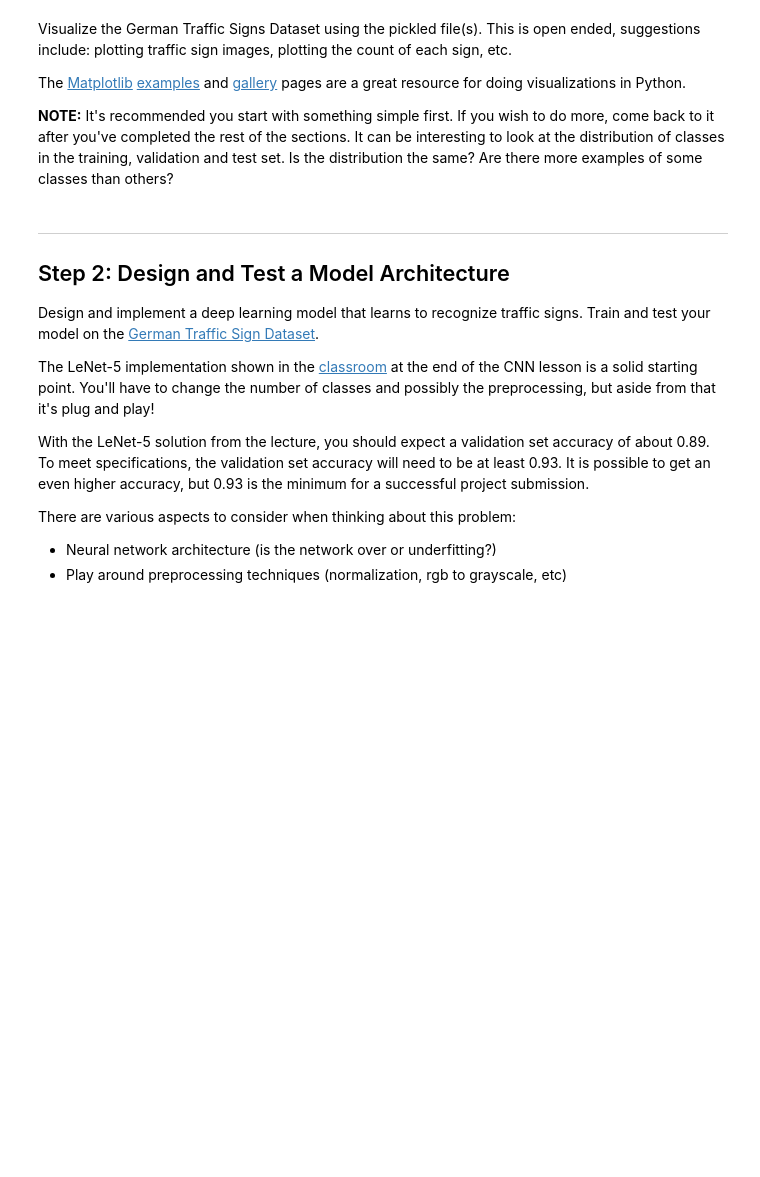
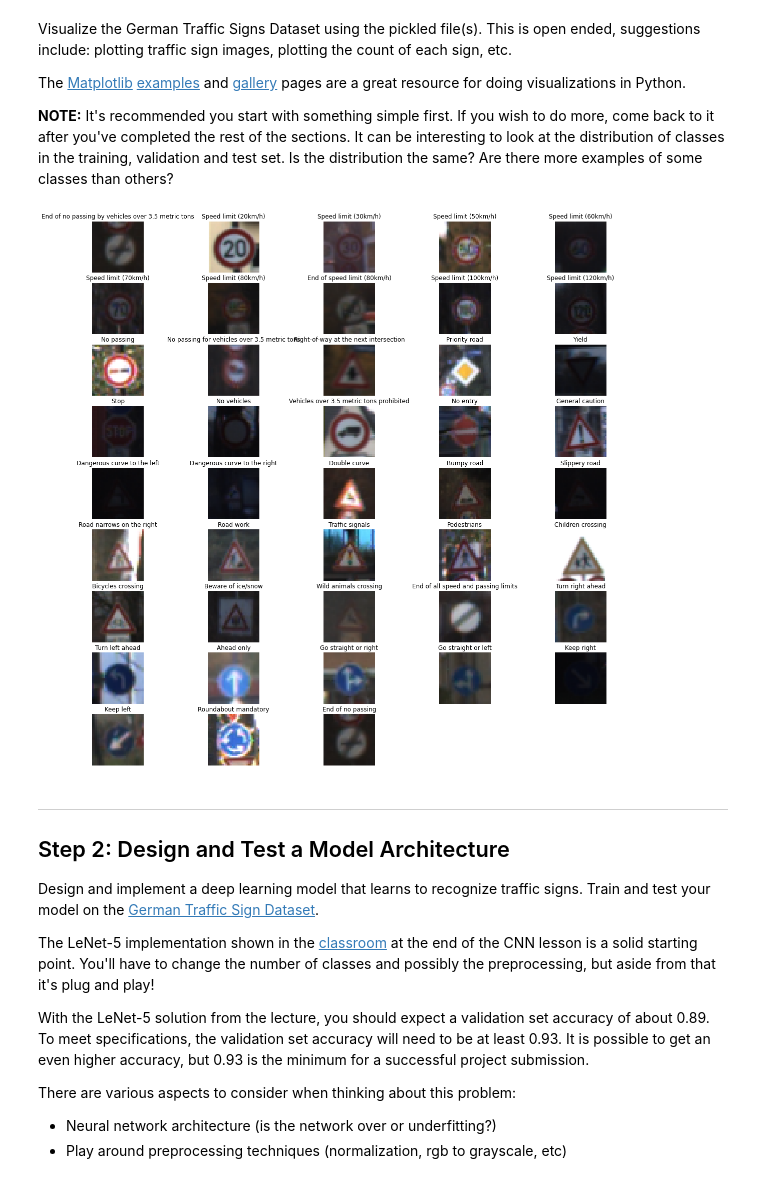
Before and after one commit to krapko96/self-driving-car-engineer-nanodegree, a Jupyter notebook: CV-DL-and-sensor-fusion/p3-traffic-sign-classifier/Traffic_Sign_Classifier_gcolab.ipynb, the cells around one changed output. Drawn from its saved outputs; the diff is of its cells as text; code cells hidden in the pictures; blank space fills up the shorter version.

```diff
--- a/CV-DL-and-sensor-fusion/p3-traffic-sign-classifier/Traffic_Sign_Classifier_gcolab.ipynb
+++ b/CV-DL-and-sensor-fusion/p3-traffic-sign-classifier/Traffic_Sign_Classifier_gcolab.ipynb
@@ -27,12 +27,16 @@ Mounted at /content/drive
 # %%
 # Load pickled data
 import pickle
+import csv
+import pandas as pd
+import numpy as np
 
 # TODO: Fill this in based on where you saved the training and testing data
 
 training_file = '/content/drive/My Drive/colab-notebooks/P3-folder/train.p'
 validation_file= '/content/drive/My Drive/colab-notebooks/P3-folder/valid.p'
 testing_file = '/content/drive/My Drive/colab-notebooks/P3-folder/test.p'
+sign_names = '/content/drive/My Drive/colab-notebooks/P3-folder/signnames.csv'
 
 with open(training_file, mode='rb') as f:
     train = pickle.load(f)
@@ -41,6 +45,10 @@ with open(validation_file, mode='rb') as f:
 with open(testing_file, mode='rb') as f:
     test = pickle.load(f)
 
+sign_names_pd = pd.read_csv(sign_names)
+
+
+
 X_train, y_train = train['features'], train['labels']
 X_valid, y_valid = valid['features'], valid['labels']
 X_test, y_test = test['features'], test['labels']
@@ -64,19 +72,19 @@ Complete the basic data summary below. Use python, numpy and/or pandas methods t
 ### Use python, pandas or numpy methods rather than hard coding the results
 
 # TODO: Number of training examples
-n_train = ?
+n_train = X_train.shape[0]
 
 # TODO: Number of validation examples
-n_validation = ?
+n_validation = X_valid.shape[0]
 
 # TODO: Number of testing examples.
-n_test = ?
+n_test = X_test.shape[0]
 
 # TODO: What's the shape of an traffic sign image?
-image_shape = ?
+image_shape = train['sizes'].shape
 
 # TODO: How many unique classes/labels there are in the dataset.
-n_classes = ?
+n_classes = sign_names_pd.count(axis=0)[0]
 
 print("Number of training examples =", n_train)
 print("Number of testing examples =", n_test)
@@ -99,3 +110,26 @@ import matplotlib.pyplot as plt
+# %%
+### Data exploration visualization code goes here.
+### Feel free to use as many code cells as needed.
+import matplotlib.pyplot as plt
+fig, axs = plt.subplots(9,5, figsize=(20, 20))
+axs = axs.ravel()
+
+
+for i in range(n_classes):
+    index = np.where(y_train == (i-1))
+    if len(index[0]) != 0:
+        value = index[0][0]
+    else:
+        value = 0
+
+    image_data = X_train[value]
+    axs[i].axis('off') # Plot without axis
+    axs[i].imshow(X_train[value]) #Show image
+    axs[i].set_title(sign_names_pd.iat[i-1, 1]) #Show label as title
+    axs[43].axis('off') #turn axis off for blank plot
+    axs[44].axis('off') #turn axis off for blank plot
+# %% [output]
+[figure, added]
 # %% [markdown]
 ----
 
```
Also changed, not shown: parts of 3 cells of this notebook.
